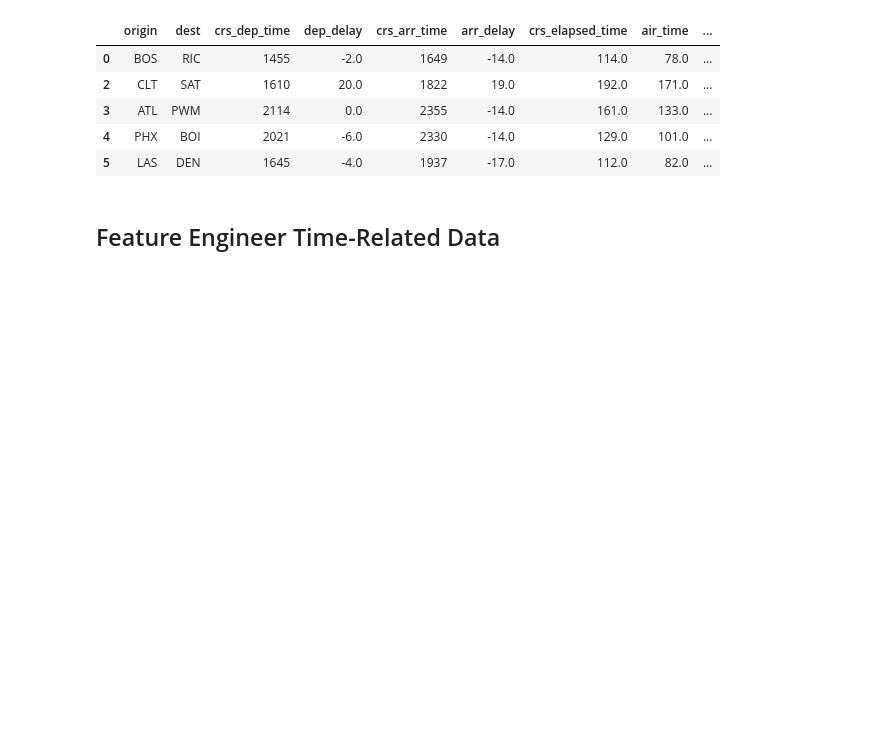
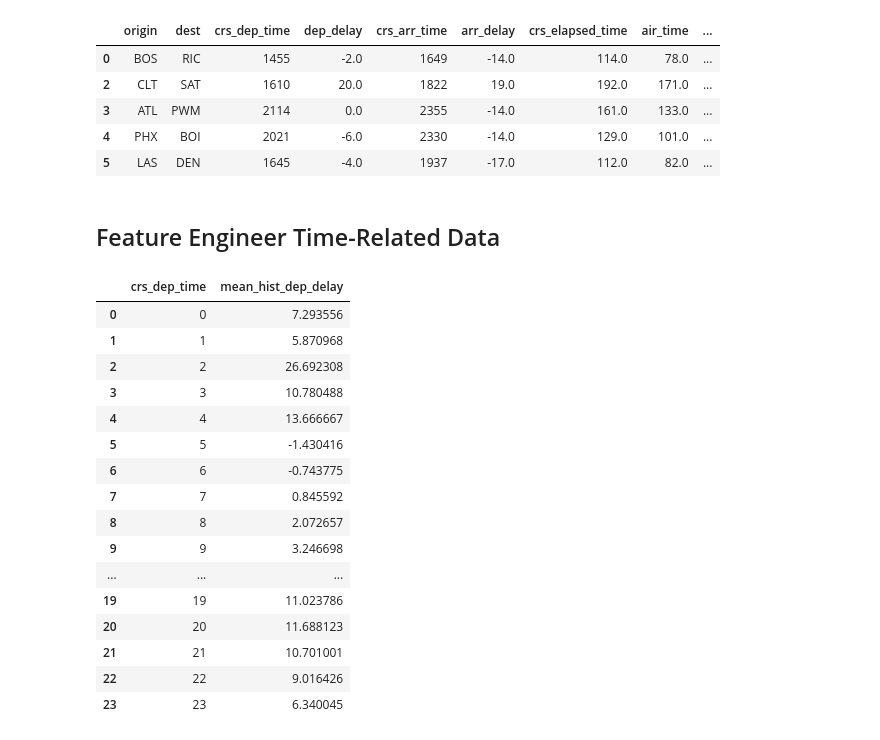
Before and after one commit to makhaildynchan/Predicting_Flight_Delays, a Jupyter notebook: workbench/4_feature_selection.ipynb, the cells around one changed output. Cells and saved outputs as stored; diff of their text form; code cells hidden in the pictures; blank space fills up the shorter version.

```diff
--- a/workbench/4_feature_selection.ipynb
+++ b/workbench/4_feature_selection.ipynb
@@ -107,6 +107,2 @@ df_flights = df_flights.drop(columns=cols)
 # %% [markdown]
 ## Feature Engineer Time-Related Data
-# %%
-# bin the time related columns into 3 categories: morning (1), afternoon(2), night(3)
-df_flights['crs_dep_time'] = np.ceil(df_flights['crs_dep_time']/800).apply(int)
-df_flights['crs_arr_time'] = np.ceil(df_flights['crs_arr_time']/800).apply(int)
@@ -112,0 +125,23 @@ df_flights['crs_arr_time'] = np.ceil(df_flights['crs_arr_time']/800).apply(int)
+# %%
+mean_hist_dep_delay = df_flights.groupby(['crs_dep_time'])['dep_delay'].mean().reset_index().rename(columns={'dep_delay': 'mean_hist_dep_delay'})
+mean_hist_arr_delay = df_flights.groupby(['crs_arr_time'])['arr_delay'].mean().reset_index().rename(columns={'arr_delay': 'mean_hist_arr_delay'})
+
+mean_hist_dep_delay.head(50)
+# %% [output]
+|  | crs_dep_time | mean_hist_dep_delay |
+| 0 | 0 | 7.293556 |
+| 1 | 1 | 5.870968 |
+| 2 | 2 | 26.692308 |
+| 3 | 3 | 10.780488 |
+| 4 | 4 | 13.666667 |
+| 5 | 5 | -1.430416 |
+| 6 | 6 | -0.743775 |
+| 7 | 7 | 0.845592 |
+| 8 | 8 | 2.072657 |
+| 9 | 9 | 3.246698 |
+| ... | ... | ... |
+| 19 | 19 | 11.023786 |
+| 20 | 20 | 11.688123 |
+| 21 | 21 | 10.701001 |
+| 22 | 22 | 9.016426 |
+| 23 | 23 | 6.340045 |
```
Also changed, not shown: parts of 29 cells of this notebook, 2 other files.
